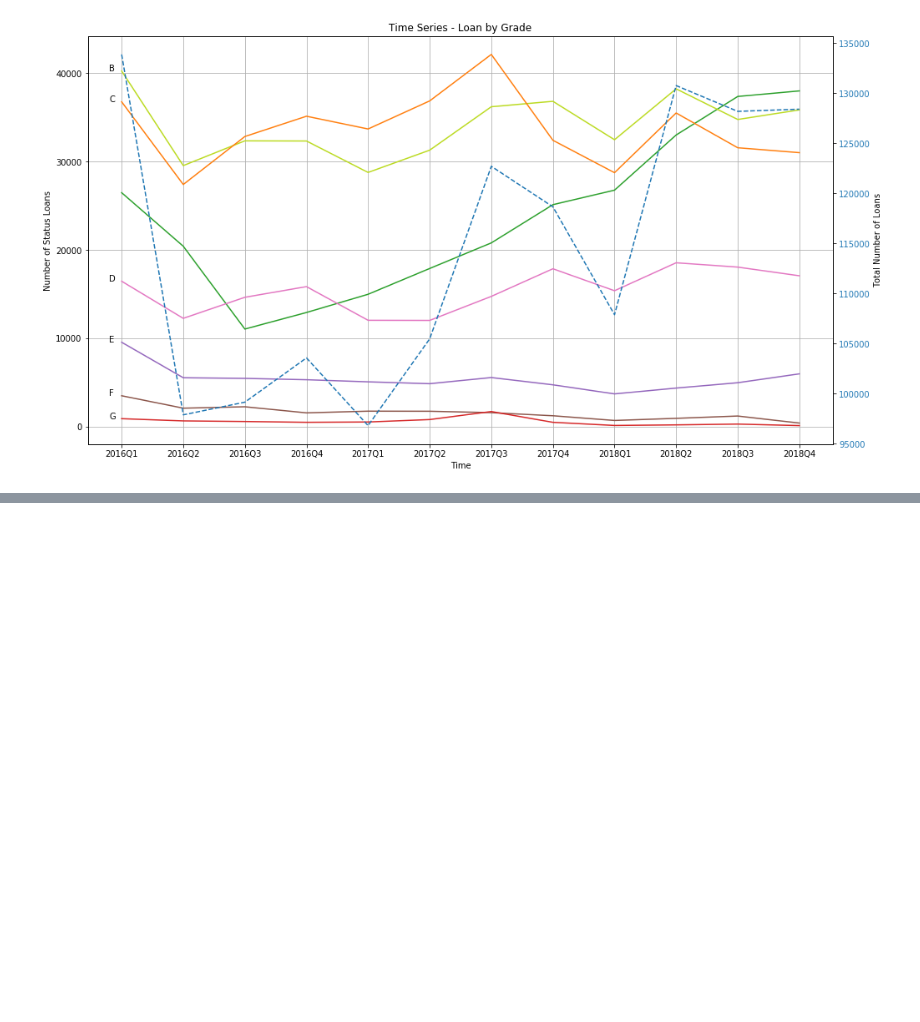
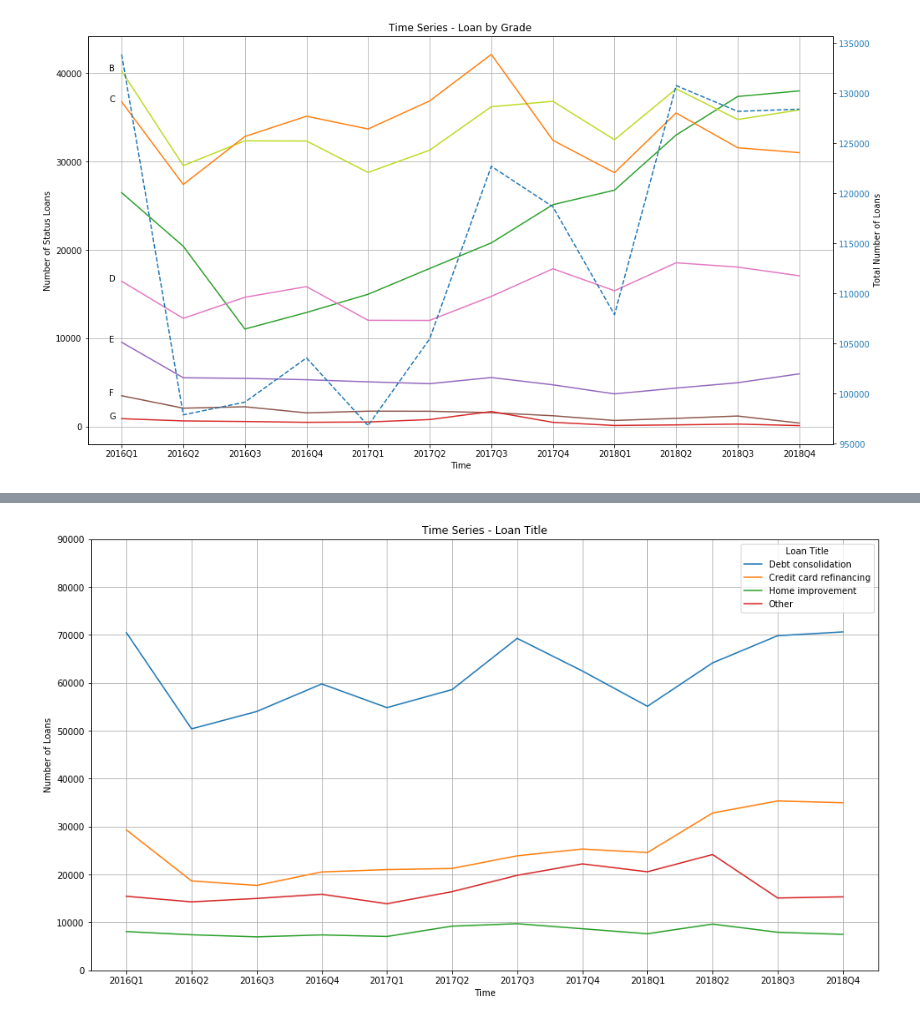
Before and after one commit to juszhan/LendingClub-Profitability, a Jupyter notebook: lendingclub_time_series_analysis.ipynb, the cells around one changed output, grey strips where cells are left out. Saved outputs shown, nothing was run; the diff lists cells and outputs as text; code cells hidden in the pictures; blank space fills up the shorter version.

```diff
--- a/lendingclub_time_series_analysis.ipynb
+++ b/lendingclub_time_series_analysis.ipynb
@@ -217,0 +264,17 @@ plt.show()
+# %%
+title = {
+    "Debt consolidation": [0] * len(dataset),
+    "Credit card refinancing": [0] * len(dataset),
+    "Home improvement": [0] * len(dataset),
+    "Other": [0] * len(dataset)
+
+}
+
+for idx, df in enumerate(dataset):
+    for k,v in df["title"].value_counts().iteritems():
+        if k not in title:
+            title["Other"][idx] += v
+            continue
+        title[k][idx] += v
+
+title
@@ -217,0 +299,17 @@ plt.show()
+# %%
+plt.figure(figsize=(16,9))
+
+
+x = list(range(len(dataset)))
+for k, y in title.items():
+    plt.plot(x, y, label=k)
+plt.xticks(ticks=list(range(len(names))), labels=names)
+plt.ylim(bottom=0, top=90000)
+plt.grid(True)
+plt.xlabel("Time")
+plt.ylabel("Number of Loans")
+plt.legend(title="Loan Title")
+plt.title("Time Series - Loan Title")
+plt.show()
+# %% [output]
+[figure, added]
```
Also changed, not shown: parts of 5 cells of this notebook, 1 other file.
